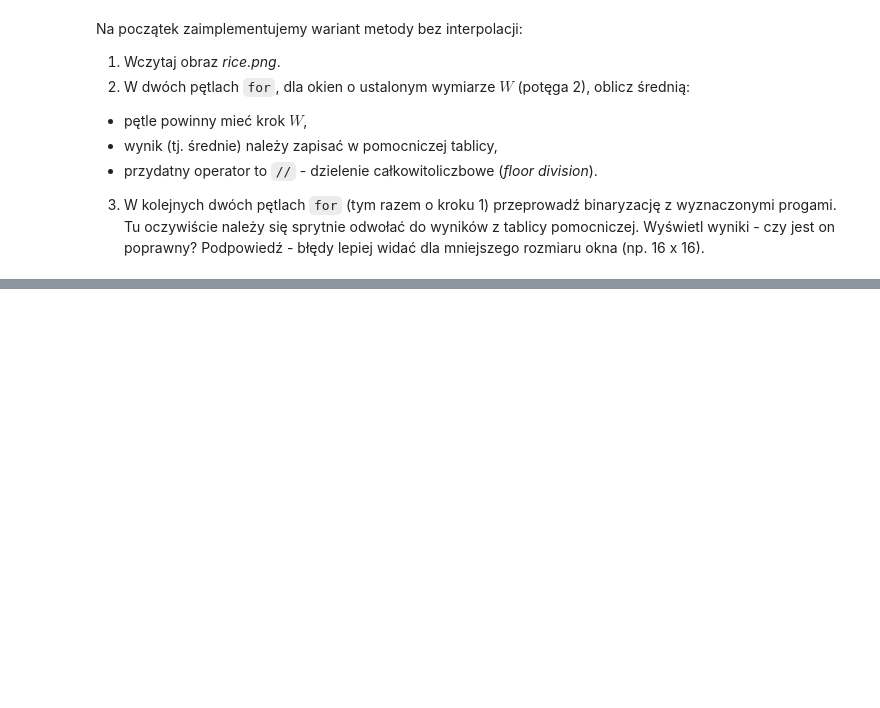
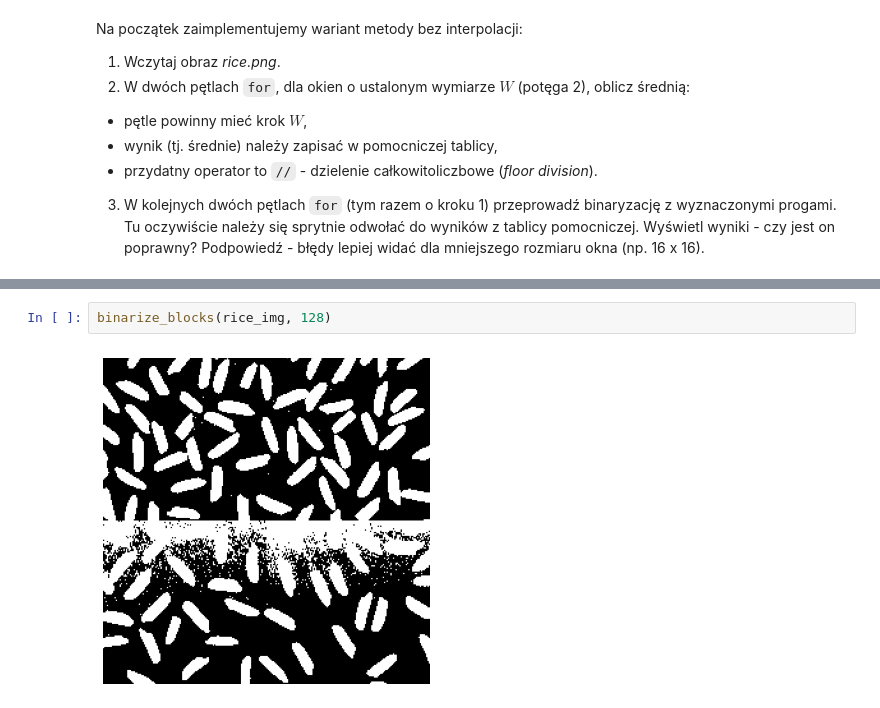
Before and after one commit to mhawryluk/wdcpo, a Jupyter notebook: lab4/04_thresholding_hw.ipynb, the cells around one changed output, grey strips where cells are left out. Drawn from its saved outputs; the diff is of its cells as text; blank space fills up the shorter version.

```diff
--- a/lab4/04_thresholding_hw.ipynb
+++ b/lab4/04_thresholding_hw.ipynb
@@ -57,3 +63,7 @@ binarize_blocks(rice_img, 16)
+# %%
+binarize_blocks(rice_img, 128)
+# %% [output]
+[figure, added]
 # %% [markdown]
 4. Rozwiązaniem problemu artefaktów na obrazie jest zastosowanie interpolacji.
    Próg binaryzacji dla danego okna wyliczany jest na podstawie progów z sąsiednich okien.
```
Also changed, not shown: parts of 11 cells of this notebook.
